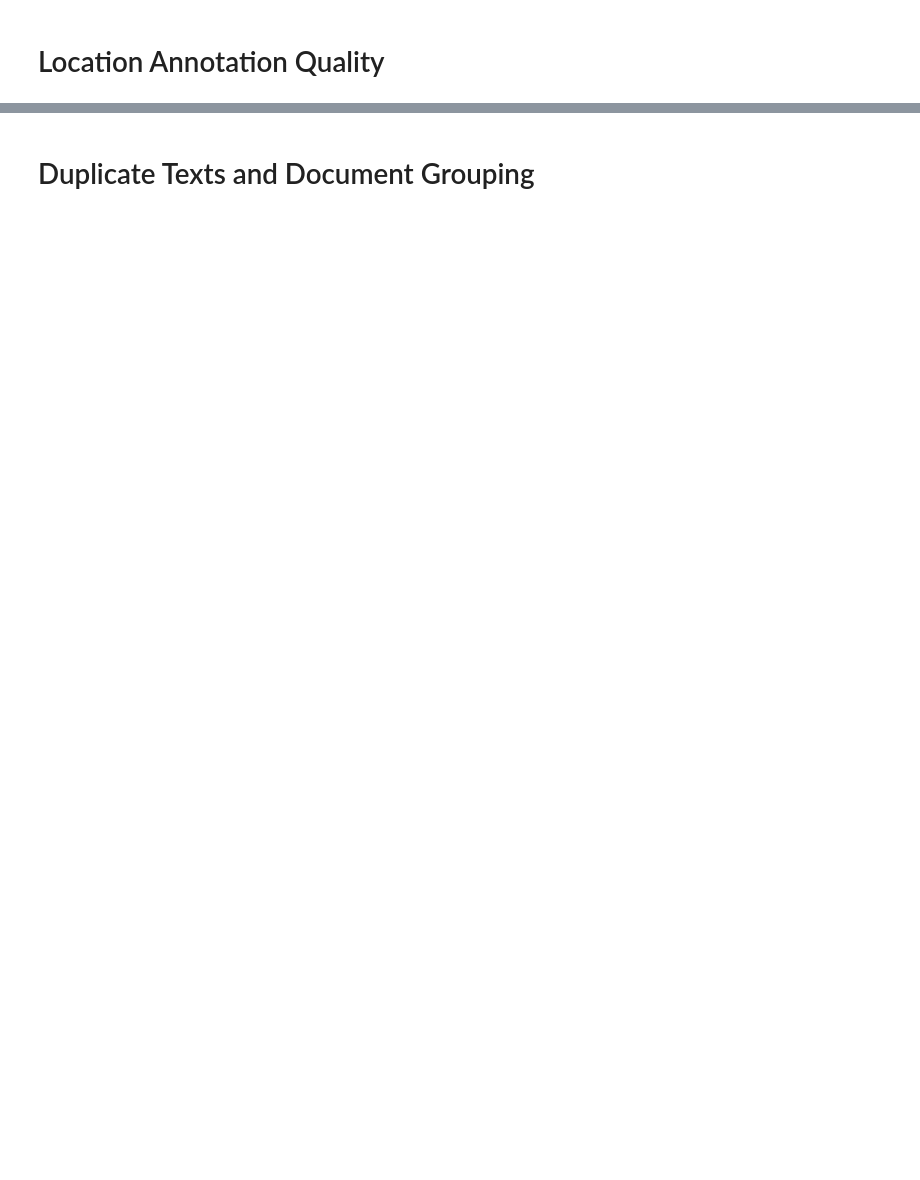
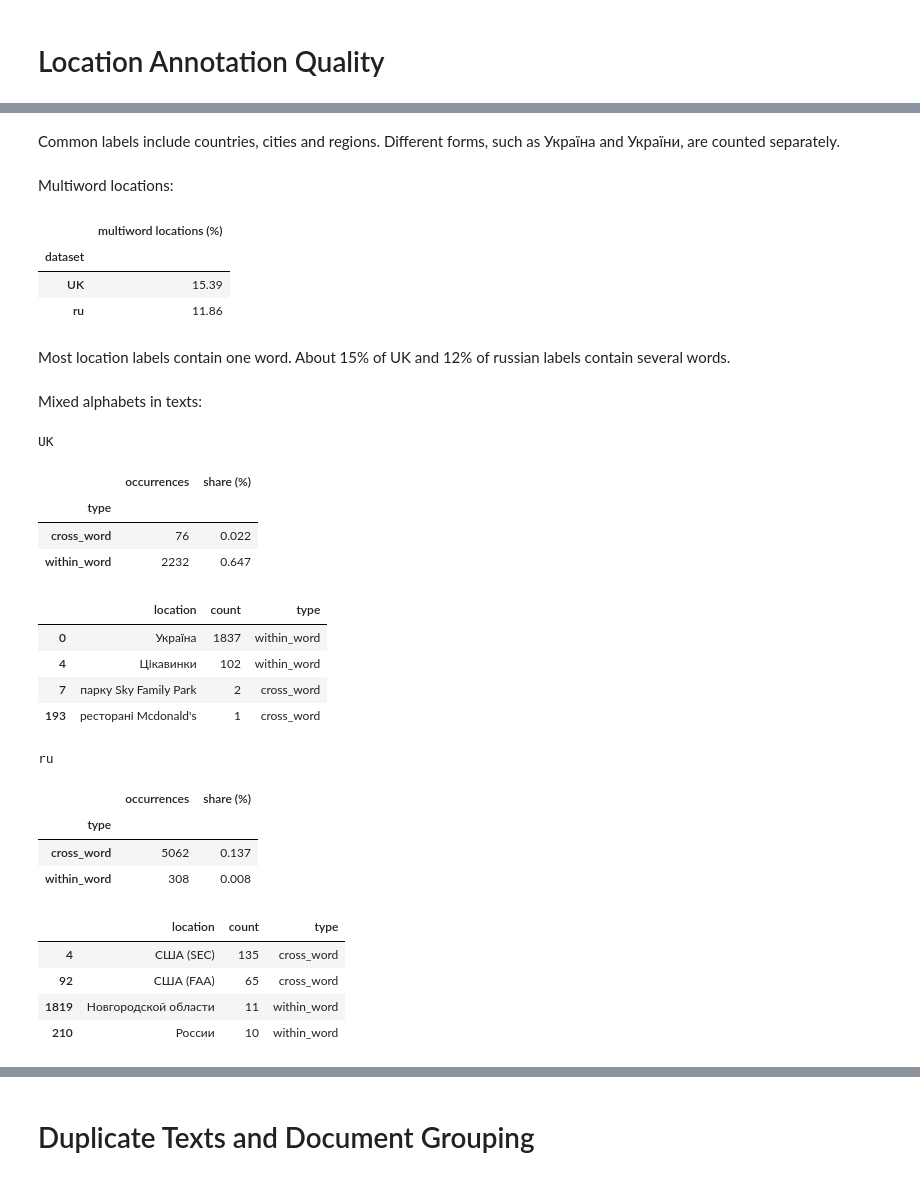
Before and after one commit to dkalchenko01/UA-Locations-NER-Deep-Learning, a Jupyter notebook: notebooks/01_eda.ipynb, the cells around one changed output, grey strips where cells are left out. Drawn from its saved outputs; the diff is of its cells as text; code cells hidden in the pictures; blank space fills up the shorter version.

```diff
--- a/notebooks/01_eda.ipynb
+++ b/notebooks/01_eda.ipynb
@@ -547,0 +327,7 @@ Most annotated locations are single-word expressions.
+# %%
+for label, result in scans.items():
+  print(f"{label}:")
+  for row in result["span_sample"].head(5).itertuples():
+      context = (row.text[max(0, row.start - 40):row.start] + "[" + row.location + "]" + row.text[row.end:row.end + 40])
+      print(context)
+      print()
@@ -547,0 +390,72 @@ Most annotated locations are single-word expressions.
+# %% [markdown]
+Common labels include countries, cities and regions. Different forms, such as Україна and України, are counted separately.
+# %% [markdown]
+Multiword locations:
+# %%
+rows = []
+for label, result in scans.items():
+  counts = result["locations"]
+  total = sum(counts.values())
+  multiword = sum(n for name, n in counts.items() if len(name.split()) > 1)
+  rows.append({"dataset": label, "multiword locations (%)": round(100 * multiword / total, 2)})
+
+pd.DataFrame(rows).set_index("dataset")
+# %% [output]
+|  | multiword locations (%) |
+| dataset |  |
+| UK | 15.39 |
+| ru | 11.86 |
+# %% [markdown]
+Most location labels contain one word. About 15% of UK and 12% of russian labels contain several words.
+# %% [markdown]
+Mixed alphabets in texts:
+# %%
+LAT = re.compile(r"[A-Za-z]")
+CYR = re.compile(r"[\u0400-\u04FF]")
+
+# Check whether alphabets mix within one word or across words
+def mixing_type(name):
+  for word in name.split():
+      if LAT.search(word) and CYR.search(word):
+          return "within_word"
+  if LAT.search(name) and CYR.search(name):
+      return "cross_word"
+  return None
+
+for label, result in scans.items():
+    locations = result["locations"]
+    rows = []
+
+    for name, count in locations.items():
+        kind = mixing_type(name)
+        if kind:
+            rows.append({"location": name, "count": count, "type": kind})
+
+    df = pd.DataFrame(rows, columns=["location", "count", "type"])
+    summary = df.groupby("type")["count"].sum().to_frame("occurrences")
+    summary["share (%)"] = (summary["occurrences"] / sum(locations.values()) * 100).round(3)
+
+    print(label)
+    display(summary)
+    display(df.sort_values("count", ascending=False).groupby("type").head(2))
+# %% [output]
+UK
+|  | occurrences | share (%) |
+| type |  |  |
+| cross_word | 76 | 0.022 |
+| within_word | 2232 | 0.647 |
+|  | location | count | type |
+| 0 | Укрaїнa | 1837 | within_word |
+| 4 | Цікaвинки | 102 | within_word |
+| 7 | парку Sky Family Park | 2 | cross_word |
+| 193 | ресторані Mcdonald's | 1 | cross_word |
+ru
+|  | occurrences | share (%) |
+| type |  |  |
+| cross_word | 5062 | 0.137 |
+| within_word | 308 | 0.008 |
+|  | location | count | type |
+| 4 | США (SEC) | 135 | cross_word |
+| 92 | США (FAA) | 65 | cross_word |
+| 1819 | Hовгородской области | 11 | within_word |
+| 210 | Росcии | 10 | within_word |
```
Also changed, not shown: parts of 99 cells of this notebook.
